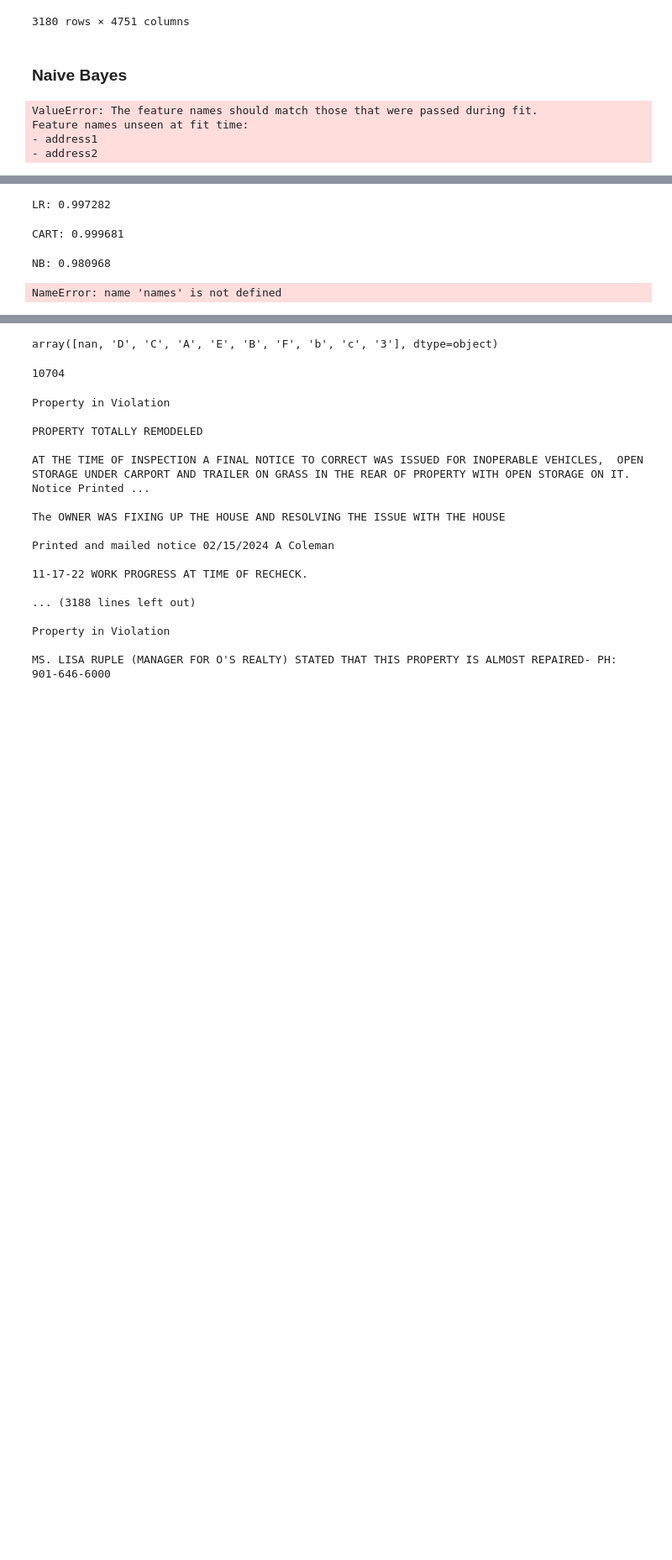
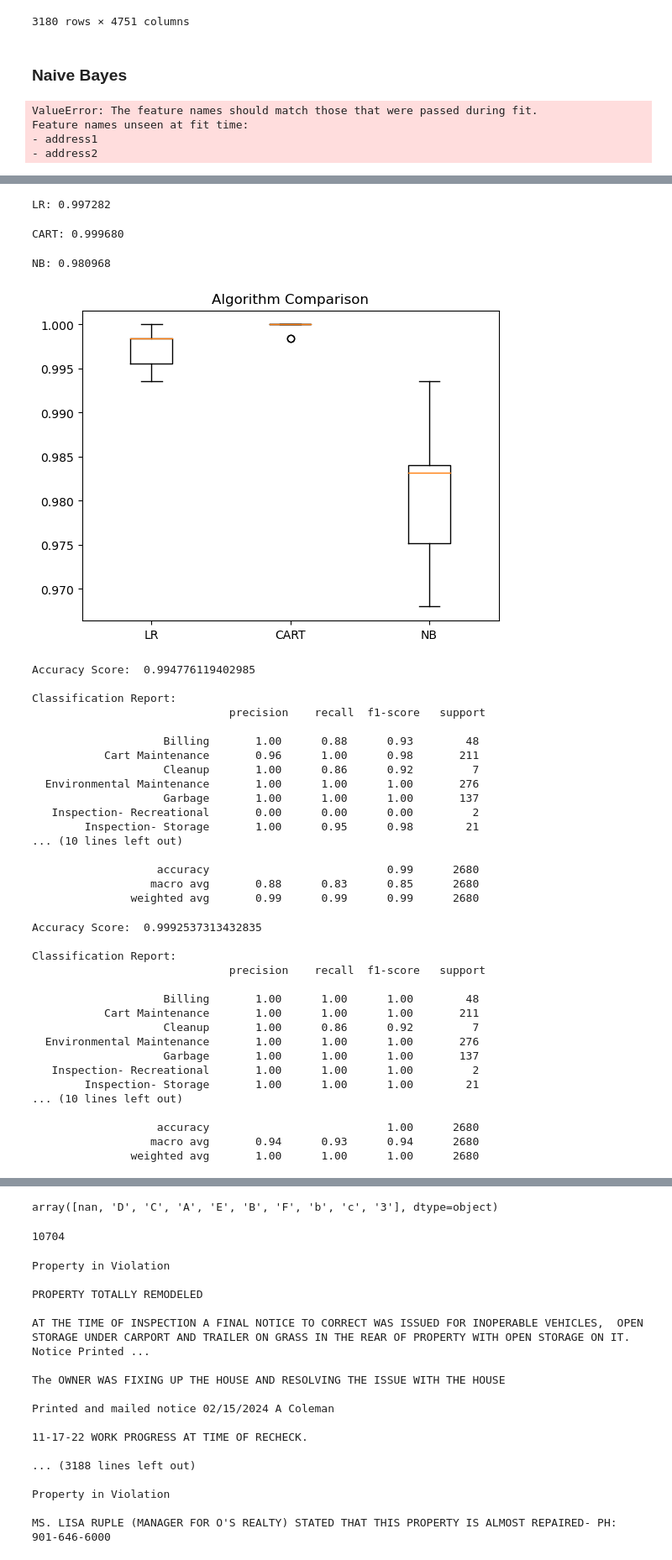
Before and after one commit to EddiePueb1/Open_311_Data_Analysis, a Jupyter notebook: data_analysis_311.ipynb, the cells around one changed output, grey strips where cells are left out. Shown at 84% size. Saved outputs shown, nothing was run; the diff lists cells and outputs as text; code cells hidden in the pictures; blank space fills up the shorter version.

```diff
--- a/data_analysis_311.ipynb
+++ b/data_analysis_311.ipynb
@@ -368,33 +367,67 @@ models.append(('CART', DecisionTreeClassifier()))
 models.append(('NB', GaussianNB()))
 
 # evaluate each model
 results = []
 algorithms = []
 
 # Use 10-fold cross validation to estimate the accuracy of each model
 for algorithm, model in models:
     k_fold = StratifiedKFold(n_splits=10, random_state=1, shuffle=True)
     cv_estimates = cross_val_score(model, X_train, Y_train, cv=k_fold, scoring='accuracy', )
     results.append(cv_estimates)
     algorithms.append(algorithm)
     print('%s: %f ' % (algorithm, cv_estimates.mean()))
 
 
 # Compare algorithms
-plt.boxplot(results, labels=names)
+plt.boxplot(results, labels=algorithms)
 plt.title('Algorithm Comparison')
 plt.show()
 
 for algorithm, model in models:
     #Make predictions on test dataset
     model.fit(X_train, Y_train)
     model_predictions = model.predict(X_test)
 
     # Evaluate predictions
     print("\nAccuracy Score: ", accuracy_score(Y_test, model_predictions))
     print("\nClassification Report: \n", classification_report(Y_test, model_predictions))
 # %% [output]
 LR: 0.997282
-CART: 0.999681
+CART: 0.999680
 NB: 0.980968
+[figure, added]
-NameError: name 'names' is not defined
+Accuracy Score:  0.994776119402985
+
+Classification Report:
+                              precision    recall  f1-score   support
+
+                    Billing       1.00      0.88      0.93        48
+           Cart Maintenance       0.96      1.00      0.98       211
+                    Cleanup       1.00      0.86      0.92         7
+  Environmental Maintenance       1.00      1.00      1.00       276
+                    Garbage       1.00      1.00      1.00       137
+   Inspection- Recreational       0.00      0.00      0.00         2
+        Inspection- Storage       1.00      0.95      0.98        21
+... (10 lines left out)
+
+                   accuracy                           0.99      2680
+                  macro avg       0.88      0.83      0.85      2680
+               weighted avg       0.99      0.99      0.99      2680
+Accuracy Score:  0.9992537313432835
+
+Classification Report:
+                              precision    recall  f1-score   support
+
+                    Billing       1.00      1.00      1.00        48
+           Cart Maintenance       1.00      1.00      1.00       211
+                    Cleanup       1.00      0.86      0.92         7
+  Environmental Maintenance       1.00      1.00      1.00       276
+                    Garbage       1.00      1.00      1.00       137
+   Inspection- Recreational       1.00      1.00      1.00         2
+        Inspection- Storage       1.00      1.00      1.00        21
+... (10 lines left out)
+
+                   accuracy                           1.00      2680
+                  macro avg       0.94      0.93      0.94      2680
+               weighted avg       1.00      1.00      1.00      2680
```
Also changed, not shown: parts of 3 cells of this notebook.
